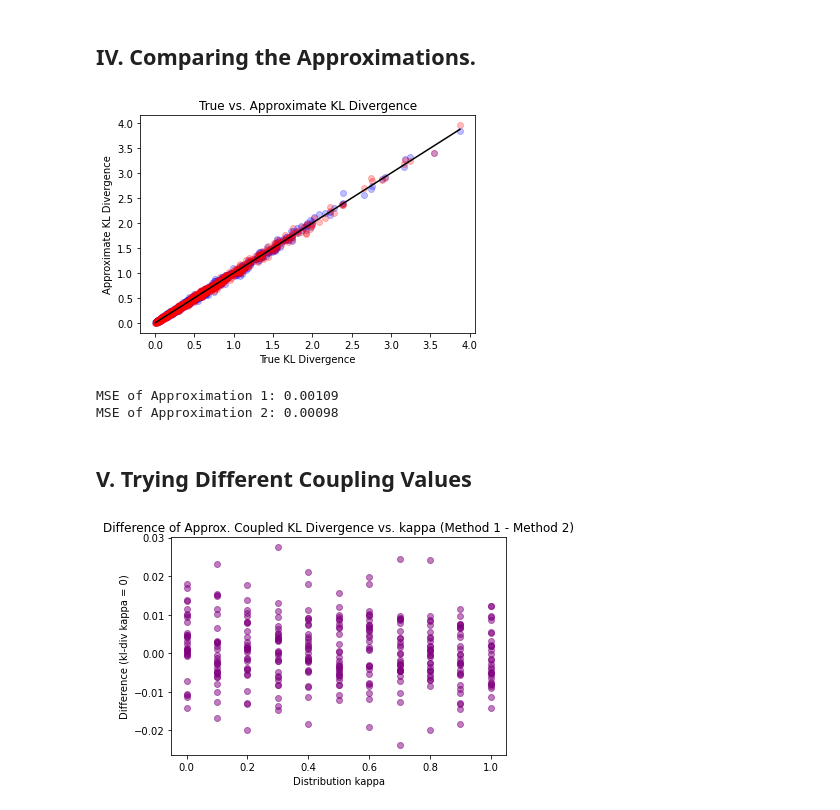
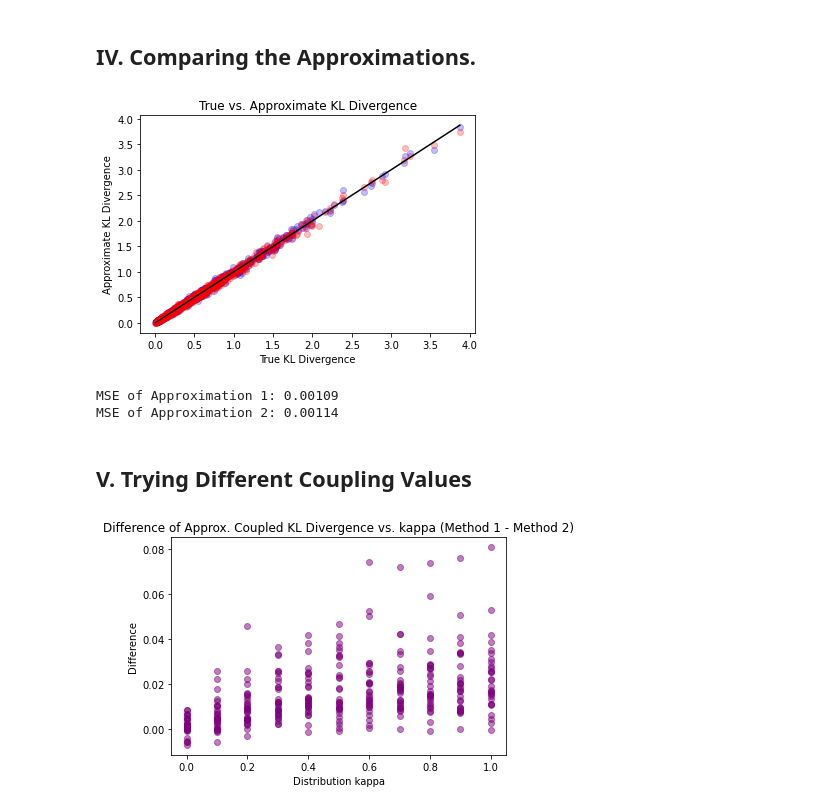
Before and after one commit to Photrek/Nonlinear-Statistical-Coupling, a Jupyter notebook: workspace/john/Coupled Entropy of Realizations of Random Variables/Misc Work.ipynb, the cells around one changed output. Saved outputs shown, nothing was run; the diff lists cells and outputs as text; code cells hidden in the pictures.

Commit message:
Worked on testing an alternate way of calculating the coupled KL divergence.

```diff
--- a/workspace/john/Coupled Entropy of Realizations of Random Variables/Misc Work.ipynb
+++ b/workspace/john/Coupled Entropy of Realizations of Random Variables/Misc Work.ipynb
@@ -111,8 +113,8 @@ def coupled_kl_divergence(p_x, q_x, kappa=0):
     """
 
     # Calculate the approximate KL divergence.
-    coupled_kl_div = np.mean(coupled_logarithm(probs_1, kappa=kappa)
-                             - coupled_logarithm(probs_2, kappa=kappa), axis=1)
+    coupled_kl_div = np.mean(coupled_logarithm(p_x, kappa=kappa)
+                             - coupled_logarithm(q_x, kappa=kappa), axis=1)
 
     return coupled_kl_div
 # %%
@@ -143,7 +145,7 @@ plt.ylabel("Approximate KL Divergence")
 plt.title("True vs. Approximate KL Divergence")
 plt.show()
 # %% [output]
-[figure, old version]
+[figure, new version]
 # %%
 # Calculate the MSE of the approximate KL divergences
 mse_approx_1 = np.mean((true_kl_divs - approx_kl_divs_1)**2)
@@ -153,7 +155,7 @@ print(f"MSE of Approximation 1: {np.round(mse_approx_1, 5)}")
 print(f"MSE of Approximation 2: {np.round(mse_approx_2, 5)}")
 # %% [output]
 MSE of Approximation 1: 0.00109
-MSE of Approximation 2: 0.00098
+MSE of Approximation 2: 0.00114
 # %% [markdown]
 ## V. Trying Different Coupling Values
 # %%
@@ -165,26 +167,21 @@ n = 30
 n_approx = 1000
 
 # Generate random numbers for the means of distribution 1.
-mu_1 = np.random.normal(loc=0, scale=0.1, size=(n,d))
+mu_1 = np.random.normal(loc=0, scale=0.05, size=(n,d))
 # Generate random numbers for the means of distribution 2.
-mu_2 = np.random.normal(loc=0, scale=0.1, size=(n,d))
+mu_2 = np.random.normal(loc=0, scale=0.05, size=(n,d))
 
 # Generate random numbers for the means of distribution 1.
-sigma_diag_1 = np.random.normal(loc=1, scale=0.1, size=(n,d))
+sigma_diag_1 = np.random.normal(loc=1, scale=0.05, size=(n,d))
 # Generate random numbers for the means of distribution 2.
-sigma_diag_2 = np.random.normal(loc=1, scale=0.1, size=(n,d))
+sigma_diag_2 = np.random.normal(loc=1, scale=0.05, size=(n,d))
 # %%
 # Set a range of kappa values to try.
 kappas = np.arange(0, 1+0.1, 0.1)
 
 # Create empty lists to hold the approximate coupled KL-divergences at different kappas.
-approx_kl_divs_1_alt_0 = []
-approx_kl_divs_2_alt_0 = []
-approx_kl_divs_1_alt_001 = []
-approx_kl_divs_2_alt_001 = []
-approx_kl_divs_1_alt_01 = []
-approx_kl_divs_2_alt_01 = []
-
+approx_kl_divs_1_alt = []
+approx_kl_divs_2_alt = []
 
 # Loop through the values of kappa.
 for kappa in kappas:
@@ -195,11 +192,7 @@ for kappa in kappas:
     mvn_2 = MVCN(loc=mu_2, scale=np.sqrt(sigma_diag_2), kappa=kappa)
 
     # Get the approximate KL divergences.
-    approx_kl_divs_1_alt_0.append(coupled_kl_divergence_norm(mvn_1, mvn_2, kappa=0, alpha=2, n=n_approx, seed=1))
-    # Get the approximate KL divergences.
-    approx_kl_divs_1_alt_001.append(coupled_kl_divergence_norm(mvn_1, mvn_2, kappa=0.01, alpha=2, n=n_approx, seed=1))
-    # Get the approximate KL divergences.
-    approx_kl_divs_1_alt_01.append(coupled_kl_divergence_norm(mvn_1, mvn_2, kappa=0.1, alpha=2, n=n_approx, seed=1))
+    approx_kl_divs_1_alt.append(coupled_kl_divergence_norm(mvn_1, mvn_2, kappa=kappa, alpha=2, n=n_approx, seed=1))
 
     ###
     # Calculate the approximate KL divergences in a different way.
@@ -211,22 +204,18 @@ for kappa in kappas:
     # Get the probability densities for the samples from each distribution.
     probs_1 = mvn_1.prob(samples_1).reshape(n, n_approx)
     probs_2 = mvn_2.prob(samples_1).reshape(n, n_approx)
-    approx_kl_divs_2_alt_0.append(coupled_kl_divergence(probs_1, probs_2, kappa=0))
-    approx_kl_divs_2_alt_001.append(coupled_kl_divergence(probs_1, probs_2, kappa=0.01))
-    approx_kl_divs_2_alt_01.append(coupled_kl_divergence(probs_1, probs_2, kappa=0.1))
+    approx_kl_divs_2_alt.append(coupled_kl_divergence(probs_1, probs_2, kappa=kappa))
 # %%
 # Convert them to numpy arrays.
-approx_kl_divs_1_alt_0, approx_kl_divs_2_alt_0 = np.array(approx_kl_divs_1_alt_0), np.array(approx_kl_divs_2_alt_0)
-approx_kl_divs_1_alt_001, approx_kl_divs_2_alt_001 = np.array(approx_kl_divs_1_alt_001), np.array(approx_kl_divs_2_alt_001)
-approx_kl_divs_1_alt_01, approx_kl_divs_2_alt_01 = np.array(approx_kl_divs_1_alt_01), np.array(approx_kl_divs_2_alt_01)
+approx_kl_divs_1_alt, approx_kl_divs_2_alt = np.array(approx_kl_divs_1_alt), np.array(approx_kl_divs_2_alt)
 # Create arrays of kappa for plotting.
 kappas_plotting = np.repeat(kappas, n).reshape(len(kappas), n)
 # %%
-plt.scatter(kappas_plotting, approx_kl_divs_1_alt_0 - approx_kl_divs_2_alt_0,
+plt.scatter(kappas_plotting, approx_kl_divs_1_alt - approx_kl_divs_2_alt,
            color="purple", alpha=0.5)
 plt.xlabel("Distribution kappa")
-plt.ylabel("Difference (kl-div kappa = 0)")
+plt.ylabel("Difference")
 plt.title("Difference of Approx. Coupled KL Divergence vs. kappa (Method 1 - Method 2)")
 plt.show()
 # %% [output]
-[figure, old version]
+[figure, new version]
```
Also changed, not shown: parts of 3 cells of this notebook.
